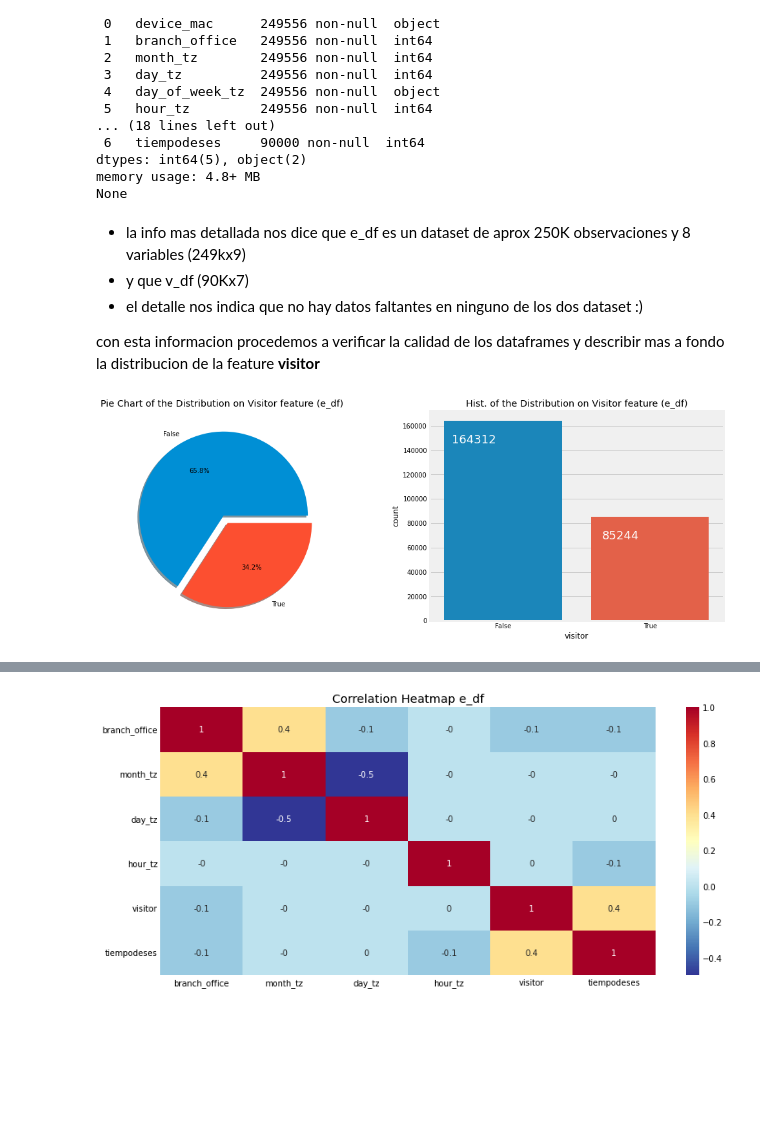
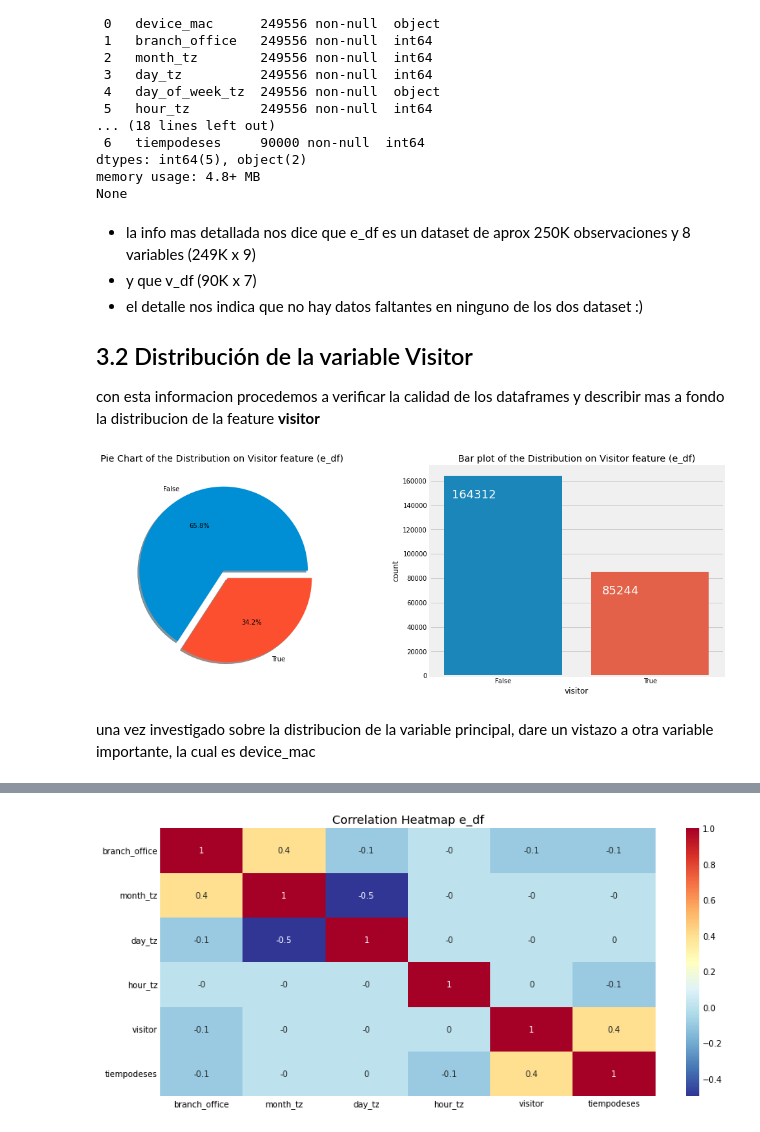
Before and after one commit to EiderDiaz/devf_interview, a Jupyter notebook: Científico_a_de_Datos_DEVF.ipynb, the cells around one changed output, grey strips where cells are left out. Cells and saved outputs as stored; diff of their text form; code cells hidden in the pictures; blank space fills up the shorter version.

```diff
--- a/Científico_a_de_Datos_DEVF.ipynb
+++ b/Científico_a_de_Datos_DEVF.ipynb
@@ -182,32 +183,30 @@ dtypes: int64(5), object(2)
 memory usage: 4.8+ MB
 None
 # %% [markdown]
-- la info mas detallada nos dice que e_df es un dataset de aprox 250K observaciones y 8 variables (249kx9)
-- y que v_df (90Kx7)
+- la info mas detallada nos dice que e_df es un dataset de aprox 250K observaciones y 8 variables (249K x 9)
+- y que v_df (90K x 7)
 - el detalle nos indica que no hay datos faltantes en ninguno de los dos dataset :)
+<a id="3.2"></a>
+
+## 3.2 Distribución de la variable Visitor
 
  con esta informacion procedemos a verificar la calidad de los dataframes y describir mas a fondo la distribucion de la feature **visitor**
 # %%
-
-
 #pie plot de visitor
 f,ax=plt.subplots(1,2,figsize=(16,6))
-e_df['visitor'].value_counts().plot.pie(explode=[0,0.1],
-                                        autopct='%1.1f%%',
-                                        ax=ax[0],
-                                        shadow=True)
+e_df['visitor'].value_counts().plot.pie(explode=[0,0.1],  autopct='%1.1f%%',ax=ax[0],shadow=True)
 
 ax[0].set_title('Pie Chart of the Distribution on Visitor feature (e_df) ')
 ax[0].set_ylabel('')
 
 # histogram de visitor
-sns.countplot('visitor',
-              data=e_df,
-              ax=ax[1])
-ax[1].set_title('Hist. of the Distribution on Visitor feature (e_df)')
+sns.countplot('visitor', data=e_df,ax=ax[1])
+ax[1].set_title('Bar plot of the Distribution on Visitor feature (e_df)')
 #trick for display the count pretty
 for p in ax[1].patches:
     ax[1].annotate(f'\n{p.get_height()}', (p.get_x()+0.2, p.get_height()), ha='center', va='top', color='white', size=18)
 plt.show()
 # %% [output]
-[figure, old version]
+[figure, new version]
+# %% [markdown]
+una vez investigado sobre la distribucion de la variable principal, dare un vistazo a otra variable importante, la cual es device_mac
```
Also changed, not shown: parts of 26 cells of this notebook, 1 other file.
